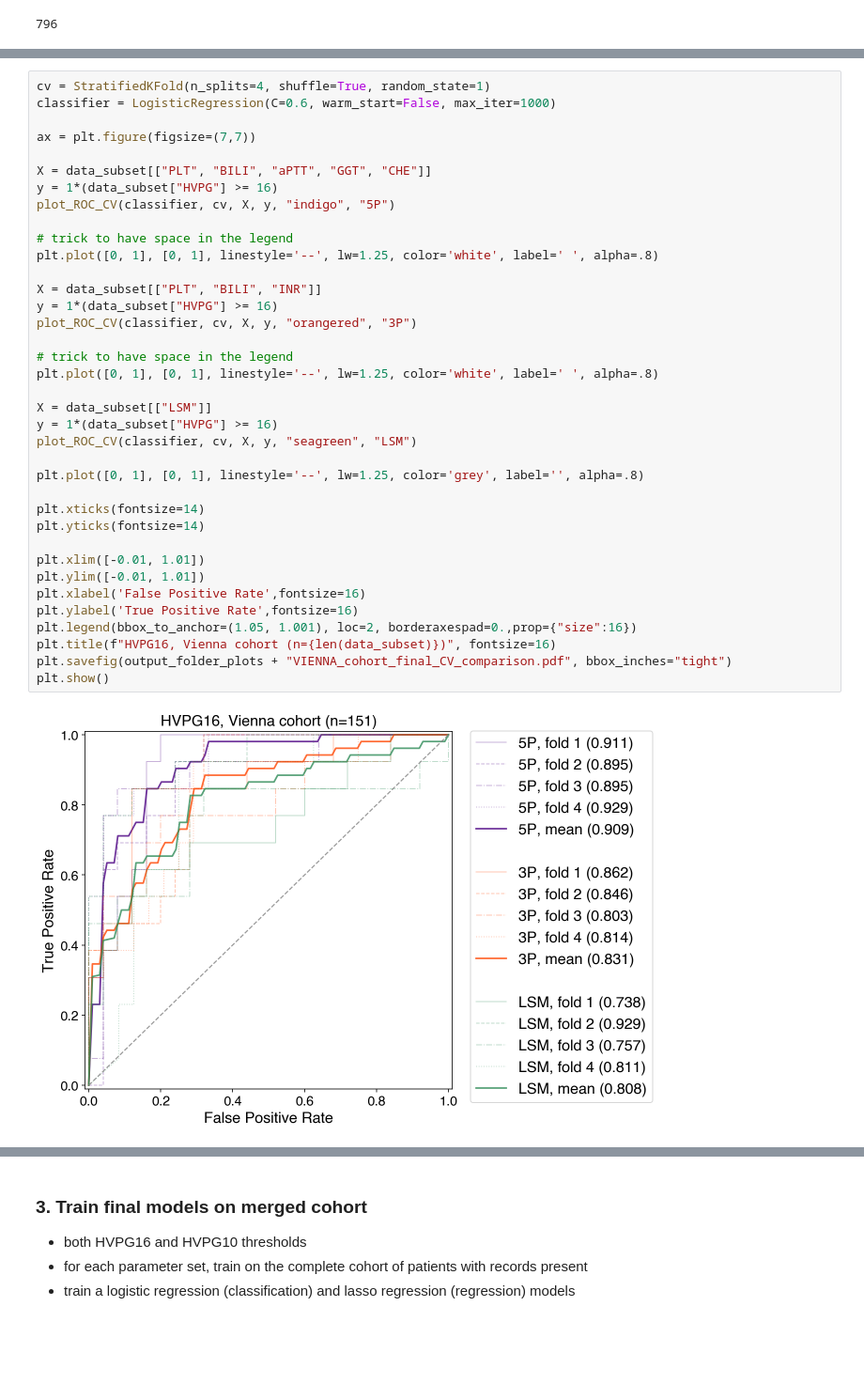
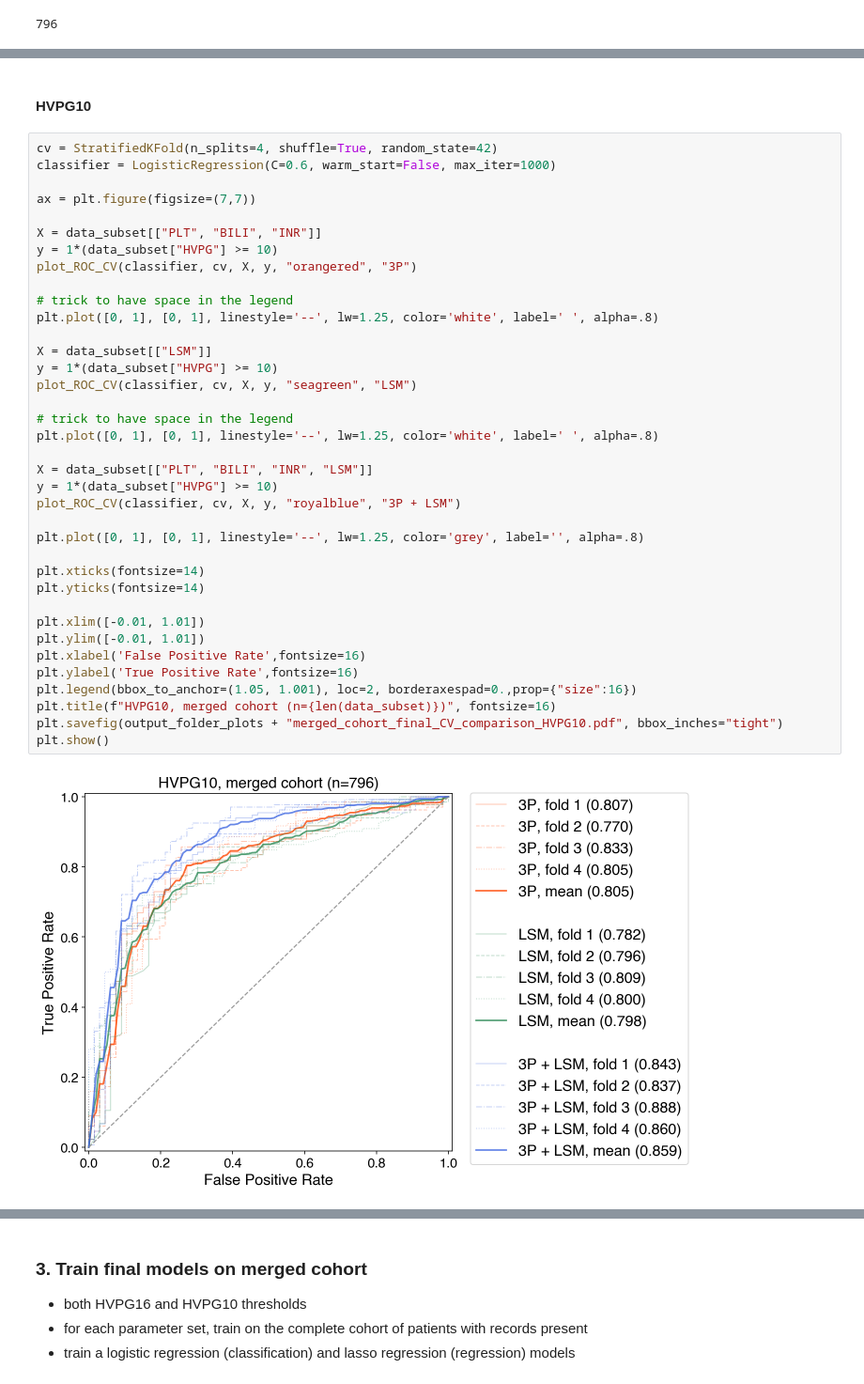
Before and after one commit to reinisj/HVPG16, a Jupyter notebook: jupyter/10_MERGED_final_models_coefficients_etiologysplit.ipynb, the cells around one changed output, grey strips where cells are left out. Shown at 94% size. Drawn from its saved outputs; the diff is of its cells as text; blank space fills up the shorter version.

```diff
--- a/jupyter/10_MERGED_final_models_coefficients_etiologysplit.ipynb
+++ b/jupyter/10_MERGED_final_models_coefficients_etiologysplit.ipynb
@@ -142,39 +128,41 @@ data_subset.shape[0]
-# %%
-cv = StratifiedKFold(n_splits=4, shuffle=True, random_state=1)
-classifier = LogisticRegression(C=0.6, warm_start=False, max_iter=1000)
-
-ax = plt.figure(figsize=(7,7))
-
-X = data_subset[["PLT", "BILI", "aPTT", "GGT", "CHE"]]
-y = 1*(data_subset["HVPG"] >= 16)
-plot_ROC_CV(classifier, cv, X, y, "indigo", "5P")
-
-# trick to have space in the legend
-plt.plot([0, 1], [0, 1], linestyle='--', lw=1.25, color='white', label=' ', alpha=.8)
-
-X = data_subset[["PLT", "BILI", "INR"]]
-y = 1*(data_subset["HVPG"] >= 16)
-plot_ROC_CV(classifier, cv, X, y, "orangered", "3P")
-
-# trick to have space in the legend
-plt.plot([0, 1], [0, 1], linestyle='--', lw=1.25, color='white', label=' ', alpha=.8)
-
-X = data_subset[["LSM"]]
-y = 1*(data_subset["HVPG"] >= 16)
-plot_ROC_CV(classifier, cv, X, y, "seagreen", "LSM")
-
-plt.plot([0, 1], [0, 1], linestyle='--', lw=1.25, color='grey', label='', alpha=.8)
-
-plt.xticks(fontsize=14)
-plt.yticks(fontsize=14)
-
-plt.xlim([-0.01, 1.01])
-plt.ylim([-0.01, 1.01])
-plt.xlabel('False Positive Rate',fontsize=16)
-plt.ylabel('True Positive Rate',fontsize=16)
-plt.legend(bbox_to_anchor=(1.05, 1.001), loc=2, borderaxespad=0.,prop={"size":16})
-plt.title(f"HVPG16, Vienna cohort (n={len(data_subset)})", fontsize=16)
-plt.savefig(output_folder_plots + "VIENNA_cohort_final_CV_comparison.pdf", bbox_inches="tight")
-plt.show()
-# %% [output]
-[figure, removed]
+# %% [markdown]
+#### HVPG10
+# %%
+cv = StratifiedKFold(n_splits=4, shuffle=True, random_state=42)
+classifier = LogisticRegression(C=0.6, warm_start=False, max_iter=1000)
+
+ax = plt.figure(figsize=(7,7))
+
+X = data_subset[["PLT", "BILI", "INR"]]
+y = 1*(data_subset["HVPG"] >= 10)
+plot_ROC_CV(classifier, cv, X, y, "orangered", "3P")
+
+# trick to have space in the legend
+plt.plot([0, 1], [0, 1], linestyle='--', lw=1.25, color='white', label=' ', alpha=.8)
+
+X = data_subset[["LSM"]]
+y = 1*(data_subset["HVPG"] >= 10)
+plot_ROC_CV(classifier, cv, X, y, "seagreen", "LSM")
+
+# trick to have space in the legend
+plt.plot([0, 1], [0, 1], linestyle='--', lw=1.25, color='white', label=' ', alpha=.8)
+
+X = data_subset[["PLT", "BILI", "INR", "LSM"]]
+y = 1*(data_subset["HVPG"] >= 10)
+plot_ROC_CV(classifier, cv, X, y, "royalblue", "3P + LSM")
+
+plt.plot([0, 1], [0, 1], linestyle='--', lw=1.25, color='grey', label='', alpha=.8)
+
+plt.xticks(fontsize=14)
+plt.yticks(fontsize=14)
+
+plt.xlim([-0.01, 1.01])
+plt.ylim([-0.01, 1.01])
+plt.xlabel('False Positive Rate',fontsize=16)
+plt.ylabel('True Positive Rate',fontsize=16)
+plt.legend(bbox_to_anchor=(1.05, 1.001), loc=2, borderaxespad=0.,prop={"size":16})
+plt.title(f"HVPG10, merged cohort (n={len(data_subset)})", fontsize=16)
+plt.savefig(output_folder_plots + "merged_cohort_final_CV_comparison_HVPG10.pdf", bbox_inches="tight")
+plt.show()
+# %% [output]
+[figure, added]
```
Also changed, not shown: parts of 38 cells of this notebook, 3 other files.
